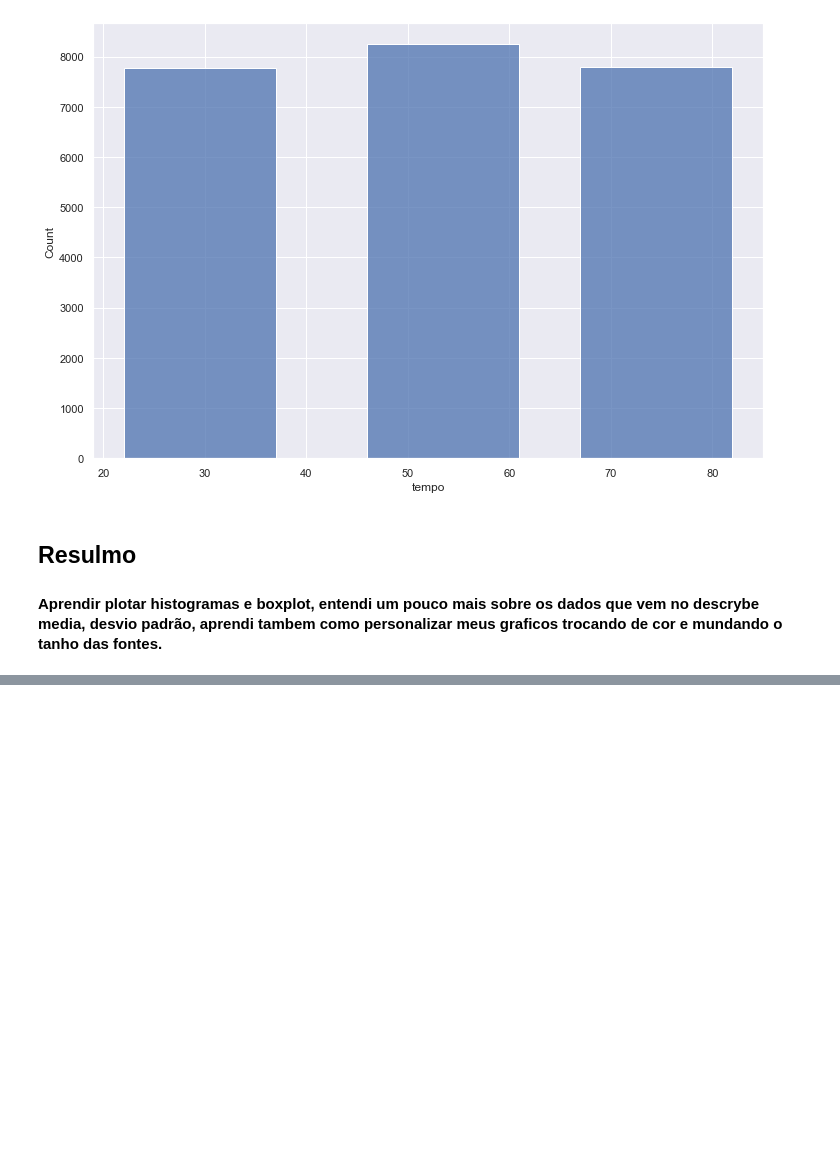
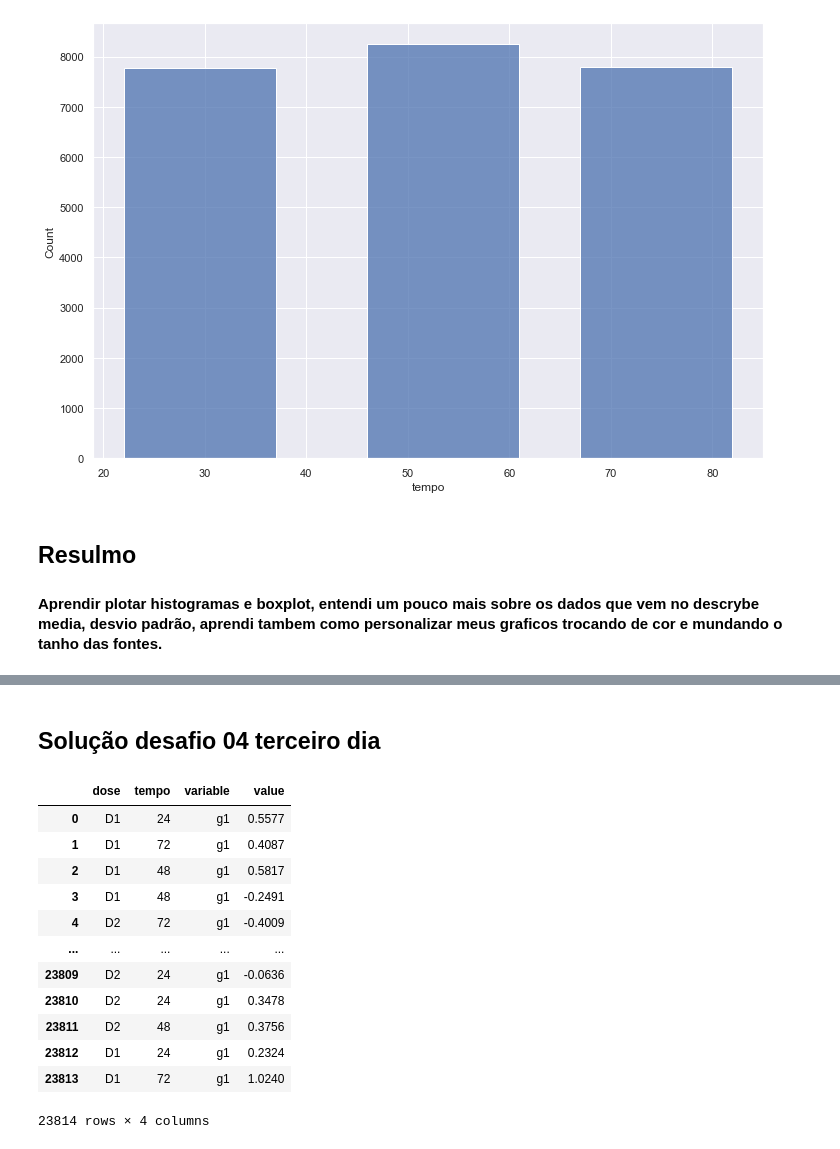
Before and after one commit to TassioSales/Imersao-Alura, a Jupyter notebook: desafios.ipynb, the cells around one changed output, grey strips where cells are left out. Saved outputs shown, nothing was run; the diff lists cells and outputs as text; code cells hidden in the pictures; blank space fills up the shorter version.

```diff
--- a/desafios.ipynb
+++ b/desafios.ipynb
@@ -201,0 +251,18 @@ sns.histplot(data=dados, x="tempo",  shrink=5)
+# %% [markdown]
+## Solução desafio 04 terceiro dia
+# %%
+pd.melt(dados, id_vars=['dose', 'tempo'], value_vars=['g1'])
+# %% [output]
+|  | dose | tempo | variable | value |
+| 0 | D1 | 24 | g1 | 0.5577 |
+| 1 | D1 | 72 | g1 | 0.4087 |
+| 2 | D1 | 48 | g1 | 0.5817 |
+| 3 | D1 | 48 | g1 | -0.2491 |
+| 4 | D2 | 72 | g1 | -0.4009 |
+| ... | ... | ... | ... | ... |
+| 23809 | D2 | 24 | g1 | -0.0636 |
+| 23810 | D2 | 24 | g1 | 0.3478 |
+| 23811 | D2 | 48 | g1 | 0.3756 |
+| 23812 | D1 | 24 | g1 | 0.2324 |
+| 23813 | D1 | 72 | g1 | 1.0240 |
+23814 rows × 4 columns
```
Also changed, not shown: parts of 16 cells of this notebook, 1 other file.
